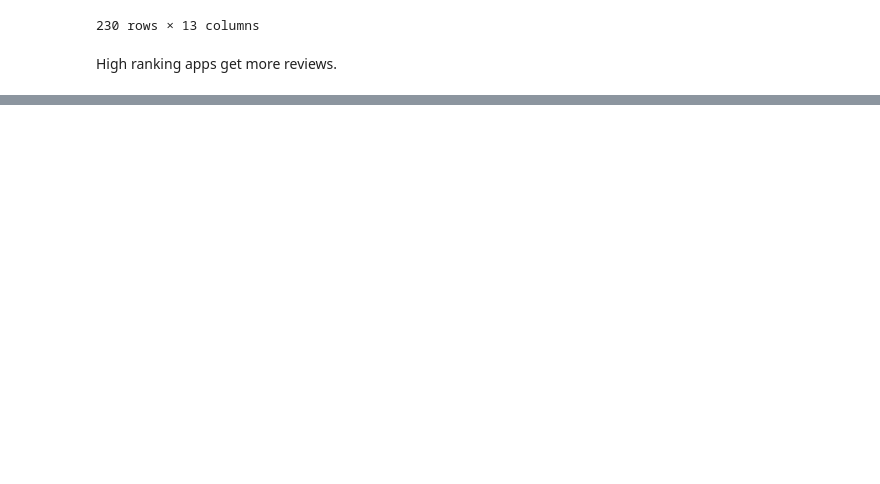
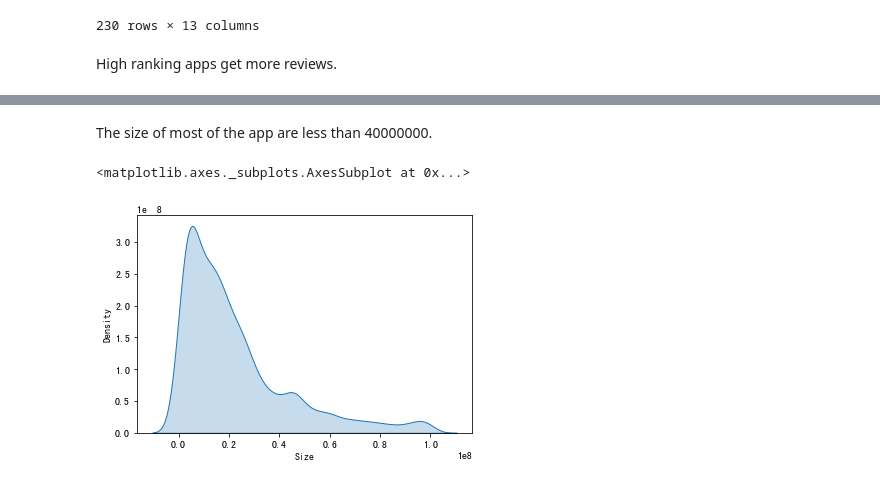
Before and after one commit to schien0525/data_project, a Jupyter notebook: Google Play Store Apps/GooglePlay.ipynb, the cells around one changed output, grey strips where cells are left out. Cells and saved outputs as stored; diff of their text form; code cells hidden in the pictures; blank space fills up the shorter version.

```diff
--- a/Google Play Store Apps/GooglePlay.ipynb
+++ b/Google Play Store Apps/GooglePlay.ipynb
@@ -140,0 +161,13 @@ sns.regplot(x='Reviews',y='Rating',data=df[df['Reviews']<5000000])
+# %%
+df.Size.replace('Varies with device', np.nan, inplace = True)
+# %%
+df.Size = df.Size.replace(r'[kM]+$', '', regex=True).astype(float) * df.Size.str.extract(r'([kM])', expand=False).fillna(1).replace(['k','M'],[10**3,10**6]).astype(int)
+# %%
+df['Size'].fillna(df.groupby('Category')['Size'].transform('mean'),inplace = True)
+# %% [markdown]
+The size of most of the app are less than 40000000.
+# %%
+sns.kdeplot(df.Size, shade= True)
+# %% [output]
+<matplotlib.axes._subplots.AxesSubplot at 0x...>
+[figure, added]
```
Also changed, not shown: parts of 13 cells of this notebook.
